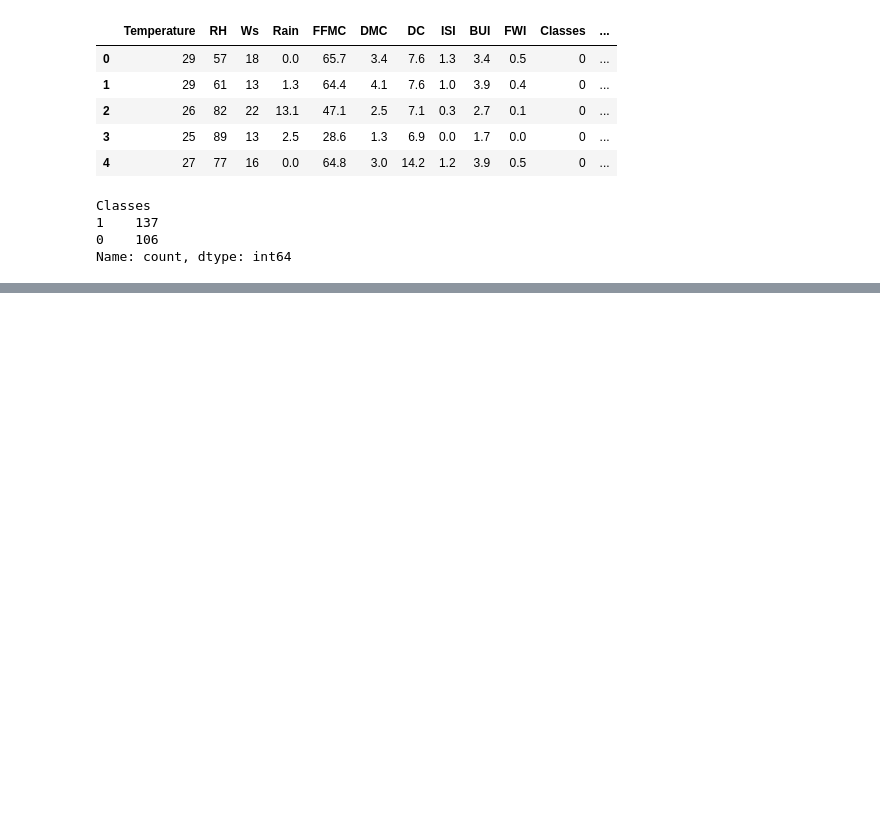
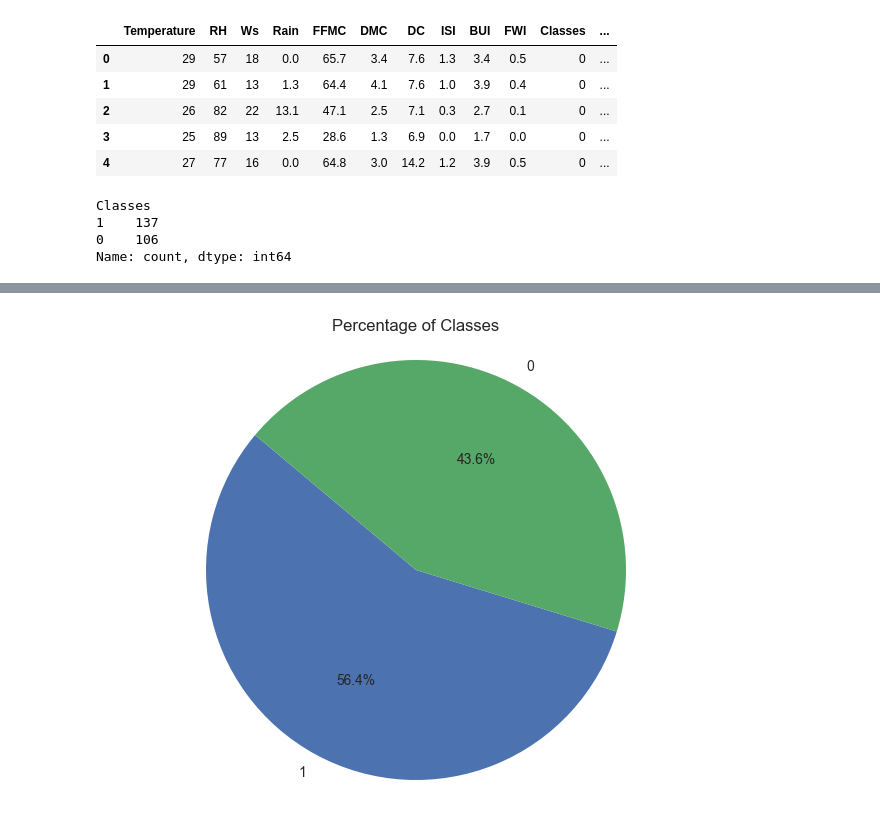
Before and after one commit to mayank-kumar03/Machine-Learning, a Jupyter notebook: Regression/data_cleaning.ipynb, the cells around one changed output, grey strips where cells are left out. Cells and saved outputs as stored; diff of their text form; code cells hidden in the pictures; blank space fills up the shorter version.

```diff
--- a/Regression/data_cleaning.ipynb
+++ b/Regression/data_cleaning.ipynb
@@ -263,0 +276,12 @@ Name: count, dtype: int64
+# %%
+##percentaage of pie chart
+percentage = df_copy['Classes'].value_counts(normalize=True) * 100
+# Plot pie chart
+plt.figure(figsize=(8, 6))
+plt.pie(percentage, labels=percentage.index, autopct='%1.1f%%', startangle=140)
+
+plt.title('Percentage of Classes')
+plt.axis('equal')  # Equal aspect ratio ensures that pie chart is circular.
+plt.show()
+# %% [output]
+[figure, added]
```
Also changed, not shown: parts of 7 cells of this notebook, 2 other files.
